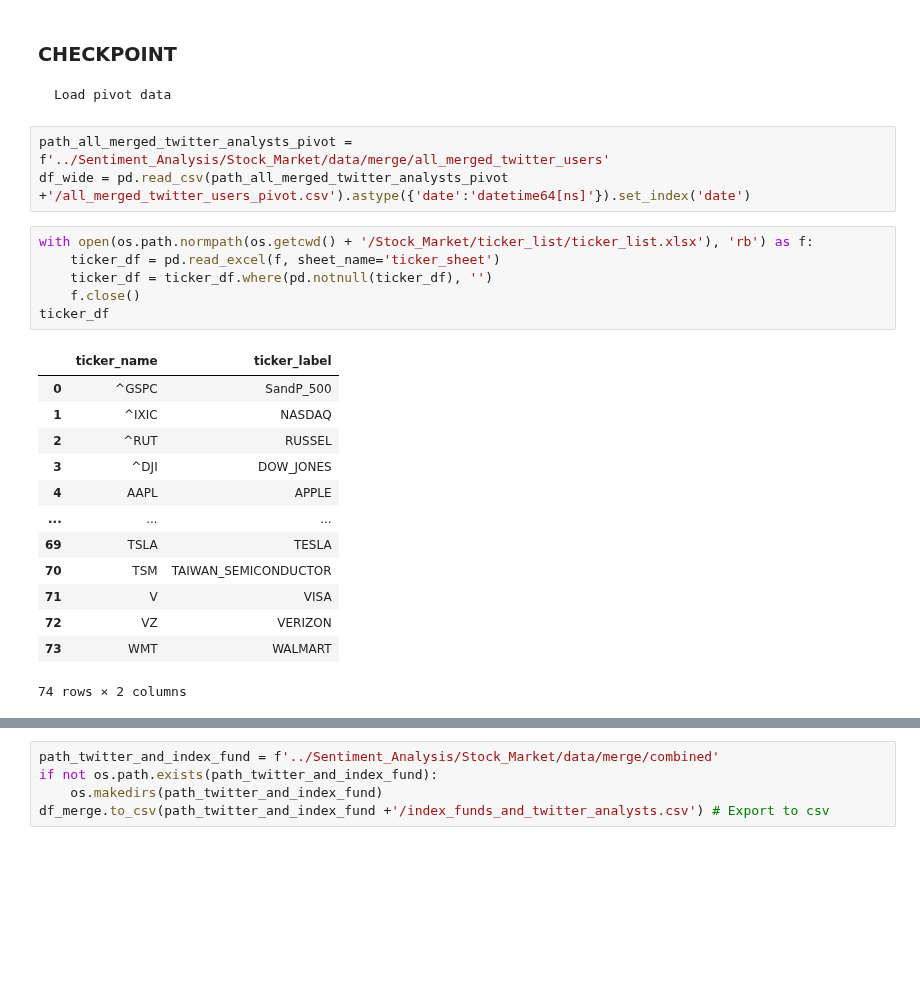
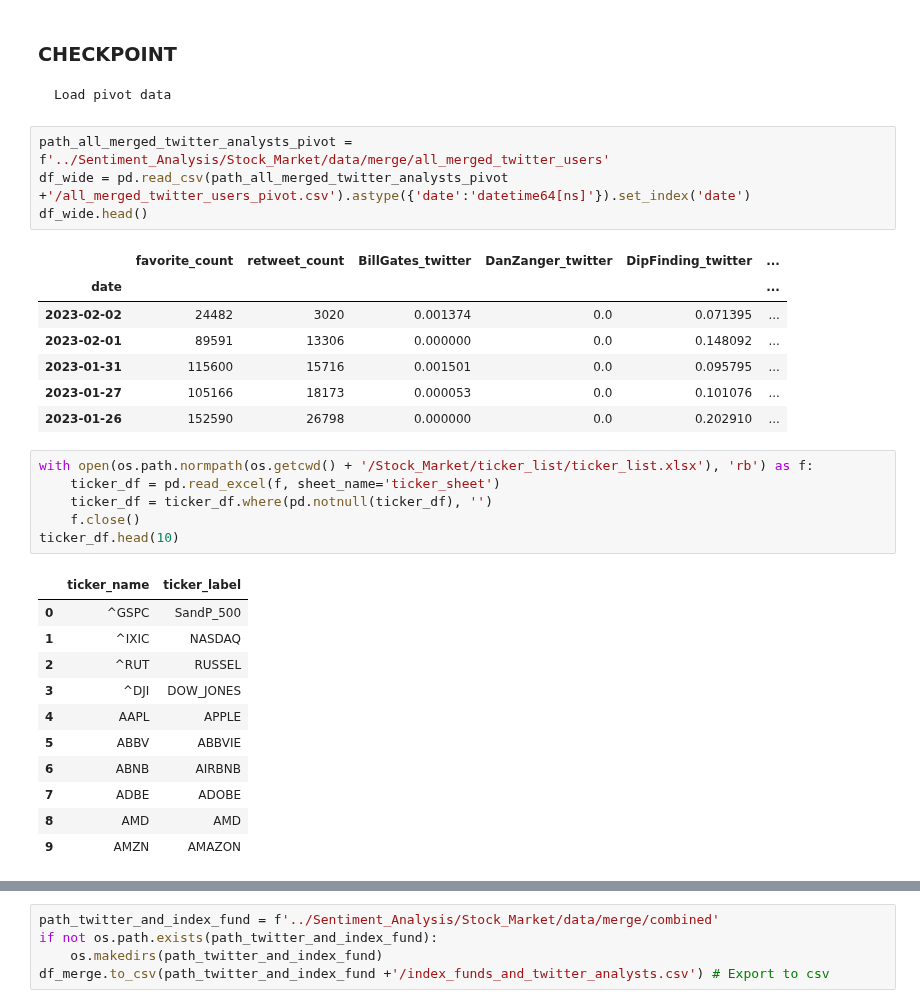
Before and after one commit to KeatonSpiller/Sentiment_Analysis, a Jupyter notebook: Stock_Market/notebooks/TwitterBot.ipynb, the cells around one changed output, grey strips where cells are left out. Cells and saved outputs as stored; diff of their text form; blank space fills up the shorter version.

```diff
--- a/Stock_Market/notebooks/TwitterBot.ipynb
+++ b/Stock_Market/notebooks/TwitterBot.ipynb
@@ -305,26 +318,33 @@ df_wide.head(5)
 # %%
 path_all_merged_twitter_analysts_pivot = f'../Sentiment_Analysis/Stock_Market/data/merge/all_merged_twitter_users'
 df_wide = pd.read_csv(path_all_merged_twitter_analysts_pivot +'/all_merged_twitter_users_pivot.csv').astype({'date':'datetime64[ns]'}).set_index('date')
+df_wide.head()
+# %% [output]
+|  | favorite_count | retweet_count | BillGates_twitter | DanZanger_twitter | DipFinding_twitter | ... |
+| date |  |  |  |  |  | ... |
+| 2023-02-02 | 24482 | 3020 | 0.001374 | 0.0 | 0.071395 | ... |
+| 2023-02-01 | 89591 | 13306 | 0.000000 | 0.0 | 0.148092 | ... |
+| 2023-01-31 | 115600 | 15716 | 0.001501 | 0.0 | 0.095795 | ... |
+| 2023-01-27 | 105166 | 18173 | 0.000053 | 0.0 | 0.101076 | ... |
+| 2023-01-26 | 152590 | 26798 | 0.000000 | 0.0 | 0.202910 | ... |
 # %%
 with open(os.path.normpath(os.getcwd() + '/Stock_Market/ticker_list/ticker_list.xlsx'), 'rb') as f:
     ticker_df = pd.read_excel(f, sheet_name='ticker_sheet')
     ticker_df = ticker_df.where(pd.notnull(ticker_df), '')
     f.close()
-ticker_df
+ticker_df.head(10)
 # %% [output]
 |  | ticker_name | ticker_label |
 | 0 | ^GSPC | SandP_500 |
 | 1 | ^IXIC | NASDAQ |
 | 2 | ^RUT | RUSSEL |
 | 3 | ^DJI | DOW_JONES |
 | 4 | AAPL | APPLE |
-| ... | ... | ... |
-| 69 | TSLA | TESLA |
-| 70 | TSM | TAIWAN_SEMICONDUCTOR |
-| 71 | V | VISA |
-| 72 | VZ | VERIZON |
-| 73 | WMT | WALMART |
+| 5 | ABBV | ABBVIE |
+| 6 | ABNB | AIRBNB |
+| 7 | ADBE | ADOBE |
+| 8 | AMD | AMD |
+| 9 | AMZN | AMAZON |
-74 rows × 2 columns
 # %%
 # downloding index fund's or stock tickers  #.resample('D').ffill()
 how_far_back = df_wide.index.min().date()
```
Also changed, not shown: parts of 27 cells of this notebook, 1 other file.
